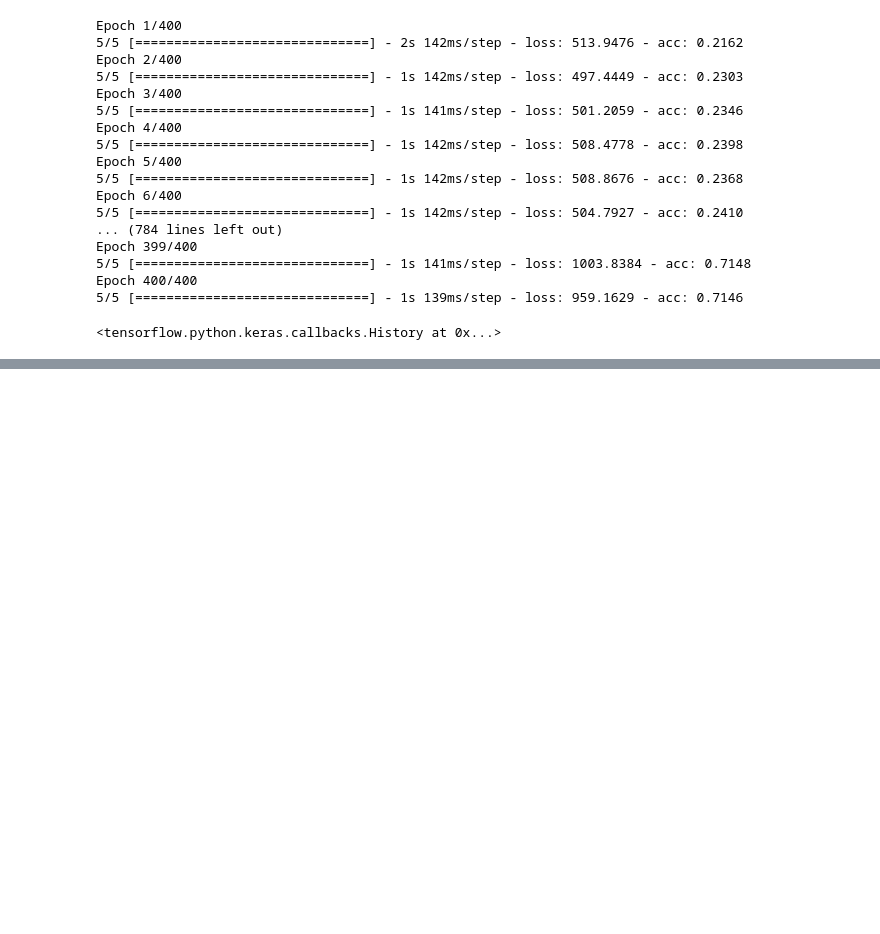
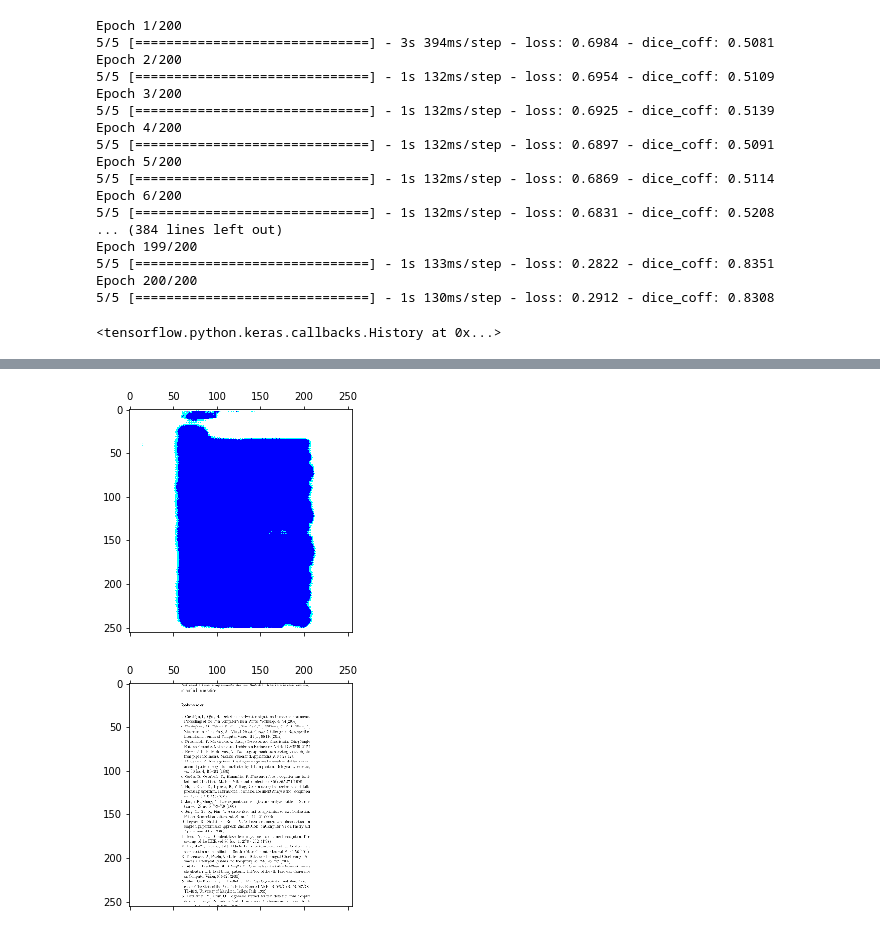
Before and after one commit to Aminfaraji/segmentaion_document_Unet, a Jupyter notebook: document segmentaion.ipynb, the cells around one changed output, grey strips where cells are left out. Drawn from its saved outputs; the diff is of its cells as text; code cells hidden in the pictures; blank space fills up the shorter version.

```diff
--- a/document segmentaion.ipynb
+++ b/document segmentaion.ipynb
@@ -34,26 +64,30 @@ train_mask=np.array(train_mask)
 # %%
 input_=K.Input((256,256,3))
 conv1=K.layers.Conv2D(32,3,activation='relu',padding='same')(input_)
-conv1=K.layers.BatchNormalization(momentum=.8)(conv1)
+# conv1=K.layers.BatchNormalization(momentum=.8)(conv1)
 conv1=K.layers.Conv2D(32,3,activation='relu',padding='same')(conv1)
+# conv1=K.layers.Dropout(.25)(conv1)
 pool1=K.layers.MaxPool2D()(conv1)
 
 conv2=K.layers.Conv2D(64,3,activation='relu',padding='same')(pool1)
-conv2=K.layers.BatchNormalization(momentum=.8)(conv2)
+# conv2=K.layers.BatchNormalization(momentum=.8)(conv2)
 conv2=K.layers.Conv2D(64,3,activation='relu',padding='same')(conv2)
+# conv2=K.layers.Dropout(.25)(conv2)
 pool2=K.layers.MaxPool2D()(conv2)
 
 conv3=K.layers.Conv2D(128,3,activation='relu',padding='same')(pool2)
 conv3=K.layers.Conv2D(128,3,activation='relu',padding='same')(conv3)
+# conv3=K.layers.Dropout(.25)(conv3)
 pool3=K.layers.MaxPool2D()(conv3)
 
 conv4=K.layers.Conv2D(256,3,activation='relu',padding='same')(pool3)
-conv4=K.layers.BatchNormalization(momentum=.8)(conv4)
+# conv4=K.layers.BatchNormalization(momentum=.8)(conv4)
 conv4=K.layers.Conv2D(256,3,activation='relu',padding='same')(conv4)
 pool4=K.layers.MaxPool2D()(conv4)
 
 conv5=K.layers.Conv2D(512,3,activation='relu',padding='same')(pool4)
 conv5=K.layers.Conv2D(512,3,activation='relu',padding='same')(conv5)
+conv5=K.layers.Dropout(.25)(conv5)
 pool5=K.layers.MaxPool2D()(conv5)
 
 u6=K.layers.concatenate([K.layers.Conv2DTranspose(256,(2,2),(2,2),padding="same")(conv5),conv4],axis=3)
@@ -62,19 +96,21 @@ conv6=K.layers.Conv2D(256,3,activation="relu",padding="same")(conv6)
 
 u7=K.layers.concatenate([K.layers.Conv2DTranspose(128,2,(2,2),padding="same")(conv6),conv3],axis=3)
 conv7=K.layers.Conv2D(128,3,activation="relu",padding="same")(u7)
-conv7=K.layers.BatchNormalization(momentum=.8)(conv7)
+# conv7=K.layers.BatchNormalization(momentum=.8)(conv7)
 conv7=K.layers.Conv2D(128,3,activation="relu",padding="same")(conv7)
 
 u8=K.layers.concatenate([K.layers.Conv2DTranspose(64,2,(2,2),padding="same")(conv7),conv2],axis=3)
 conv8=K.layers.Conv2D(64,3,activation="relu",padding="same")(u8)
+# conv8=K.layers.Dropout(.25)(conv8)
 conv8=K.layers.Conv2D(64,3,activation="relu",padding="same")(conv8)
 
 
 u9=K.layers.concatenate([K.layers.Conv2DTranspose(32,2,(2,2),padding="same")(conv8),conv1],axis=3)
 conv9=K.layers.Conv2D(32,3,activation="relu",padding="same")(u9)
-conv9=K.layers.BatchNormalization(momentum=.8)(conv9)
+# conv9=K.layers.BatchNormalization(momentum=.8)(conv9)
+# conv9=K.layers.Dropout(.25)(conv9)
 conv9=K.layers.Conv2D(32,3,activation="relu",padding="same")(conv9)
 
-conv10=K.layers.Conv2D(3,1,activation="softmax",padding="same")(conv9)
+conv10=K.layers.Conv2D(3,1,activation="sigmoid")(conv9)
 
 model=K.Model([input_],[conv10])
@@ -83,35 +124,35 @@ model=K.Model([input_],[conv10])
 # %%
-# def jucard(y_true,y_pred):
-#   y_true_f=K.backend.flatten(y_true)
-#   y_pred_f=K.backend.flatten(y_pred)
-#   intersection=K.backend.sum(y_true_f*y_pred_f)
-#   return (2*intersection+1)/(K.backend.flatten(y_pred_f)+K.backend.flatten(y_true_f)+1)
-# def acc(y_true,y_pred):
-#   return jucard(y_true,y_pred)
-model.compile(K.optimizers.Adam(1e-5),loss=K.losses.categorical_crossentropy,metrics=["acc"])
+def dice_coff(y_true,y_pred):
+  y_true=K.backend.flatten(y_true)
+  y_pred=K.backend.flatten(y_pred)
+  intersecion=K.backend.sum(y_true*y_pred)
+  return (2*intersecion+1e-07)/(K.backend.sum(y_true)+K.backend.sum(y_pred)+1e-07)
+
+model.compile(K.optimizers.Adam(2e-5),loss=K.losses.binary_crossentropy,metrics=dice_coff)
 # %%
-model.fit(train_image,train_mask,batch_size=16,epochs=400)
+model.fit(train_image,train_mask,batch_size=16,epochs=200)
+# model.fit_generator(generate(train_image,train_mask,batch_size=8),epochs=50,steps_per_epoch=50)
 # %% [output]
-Epoch 1/400
-5/5 [==============================] - 2s 142ms/step - loss: 513.9476 - acc: 0.2162
-Epoch 2/400
-5/5 [==============================] - 1s 142ms/step - loss: 497.4449 - acc: 0.2303
-Epoch 3/400
-5/5 [==============================] - 1s 141ms/step - loss: 501.2059 - acc: 0.2346
-Epoch 4/400
-5/5 [==============================] - 1s 142ms/step - loss: 508.4778 - acc: 0.2398
-Epoch 5/400
-5/5 [==============================] - 1s 142ms/step - loss: 508.8676 - acc: 0.2368
-Epoch 6/400
-5/5 [==============================] - 1s 142ms/step - loss: 504.7927 - acc: 0.2410
-... (784 lines left out)
-Epoch 399/400
-5/5 [==============================] - 1s 141ms/step - loss: 1003.8384 - acc: 0.7148
-Epoch 400/400
-5/5 [==============================] - 1s 139ms/step - loss: 959.1629 - acc: 0.7146
+Epoch 1/200
+5/5 [==============================] - 3s 394ms/step - loss: 0.6984 - dice_coff: 0.5081
+Epoch 2/200
+5/5 [==============================] - 1s 132ms/step - loss: 0.6954 - dice_coff: 0.5109
+Epoch 3/200
+5/5 [==============================] - 1s 132ms/step - loss: 0.6925 - dice_coff: 0.5139
+Epoch 4/200
+5/5 [==============================] - 1s 132ms/step - loss: 0.6897 - dice_coff: 0.5091
+Epoch 5/200
+5/5 [==============================] - 1s 132ms/step - loss: 0.6869 - dice_coff: 0.5114
+Epoch 6/200
+5/5 [==============================] - 1s 132ms/step - loss: 0.6831 - dice_coff: 0.5208
+... (384 lines left out)
+Epoch 199/200
+5/5 [==============================] - 1s 133ms/step - loss: 0.2822 - dice_coff: 0.8351
+Epoch 200/200
+5/5 [==============================] - 1s 130ms/step - loss: 0.2912 - dice_coff: 0.8308
 <tensorflow.python.keras.callbacks.History at 0x...>
 # %%
-img=load_img("/content/Screenshot from 2020-12-30 22-57-40.png",target_size=(256,256))
-img=img_to_array(img).reshape((1,256,256,3))
-img_pred=model.predict(img)
+img=img_to_array(load_img("/content/Screenshot from 2020-12-30 22-58-49.png",target_size=(256,256)))
+img_pred=model.predict(img.reshape((1,256,256,3)))
+plt.matshow(img_pred[0]),plt.matshow(img/255)
 # %% [output]
@@ -118,0 +161,2 @@ WARNING:tensorflow:6 out of the last 10 calls to <function Model.make_predict_fu
+[figure, added]
+[figure, added]
```
Also changed, not shown: parts of 11 cells of this notebook.
